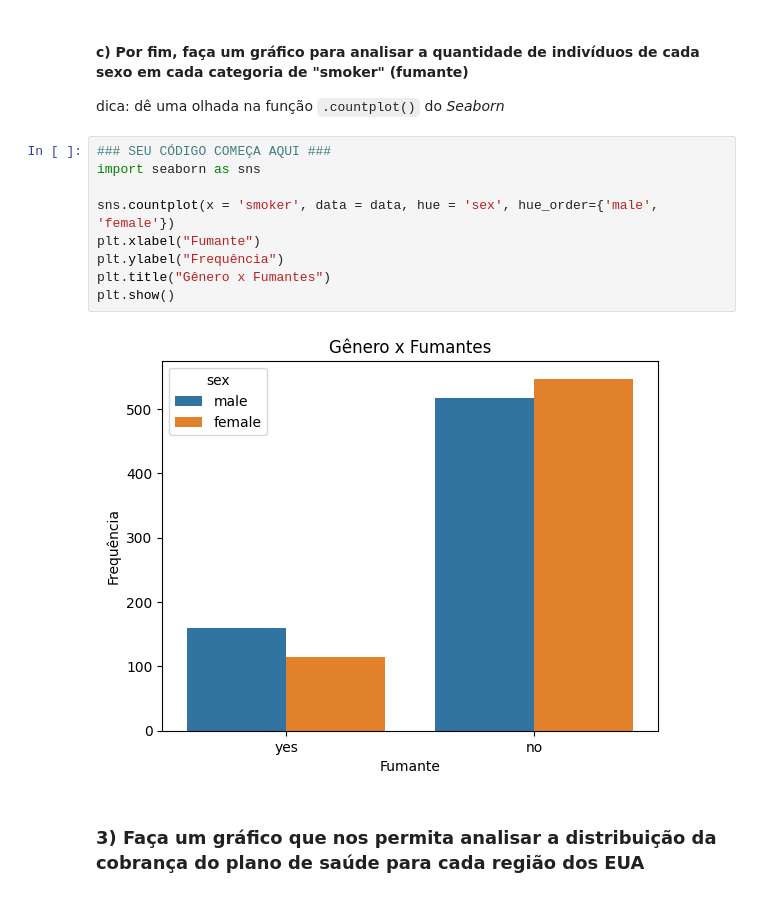
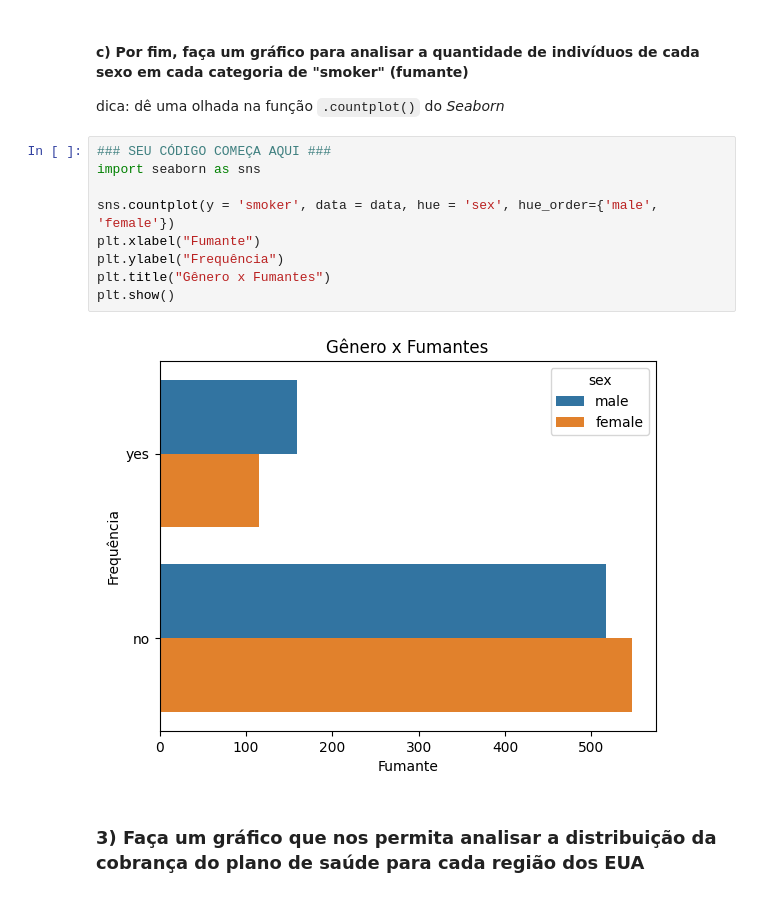
Before and after one commit to GabrielGrub/Trainee_FEA.dev, a Jupyter notebook: Curso de Python - 2022/Lista8 - Visualização de dados.ipynb, the cells around one changed output. Cells and saved outputs as stored; diff of their text form.

```diff
--- a/Curso de Python - 2022/Lista8 - Visualização de dados.ipynb
+++ b/Curso de Python - 2022/Lista8 - Visualização de dados.ipynb
@@ -155,14 +155,14 @@
 # %%
 ### SEU CÓDIGO COMEÇA AQUI ###
 import seaborn as sns
 
-sns.countplot(x = 'smoker', data = data, hue = 'sex', hue_order={'male', 'female'})
+sns.countplot(y = 'smoker', data = data, hue = 'sex', hue_order={'male', 'female'})
 plt.xlabel("Fumante")
 plt.ylabel("Frequência")
 plt.title("Gênero x Fumantes")
 plt.show()
 # %% [output]
-[figure, old version]
+[figure, new version]
 # %% [markdown]
 ### 3) Faça um gráfico que nos permita analisar a distribuição da cobrança do plano de saúde para cada região dos EUA
 # %%
```
Also changed, not shown: parts of 3 cells of this notebook.
